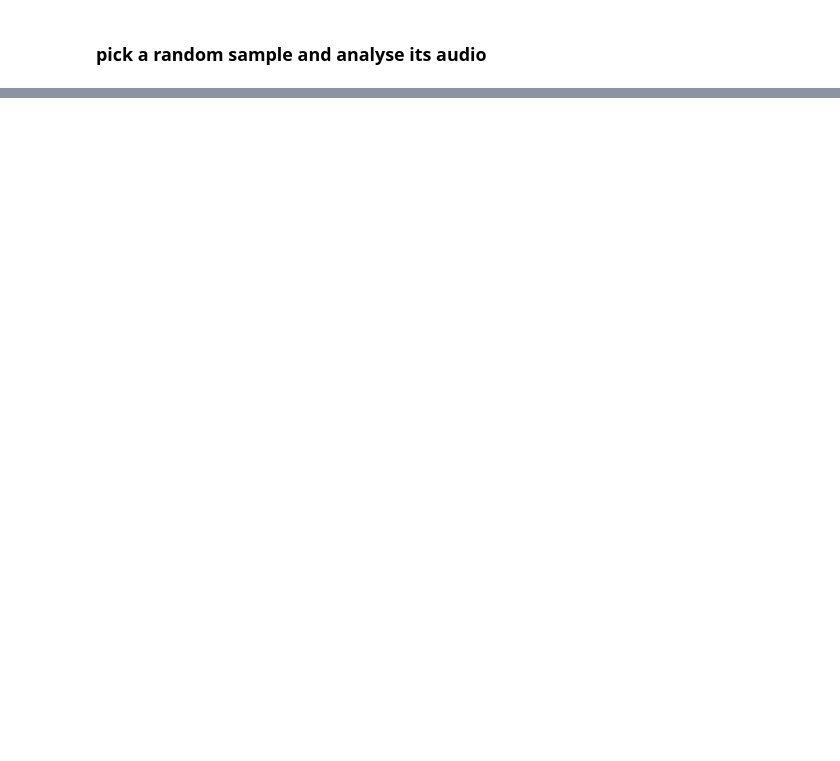
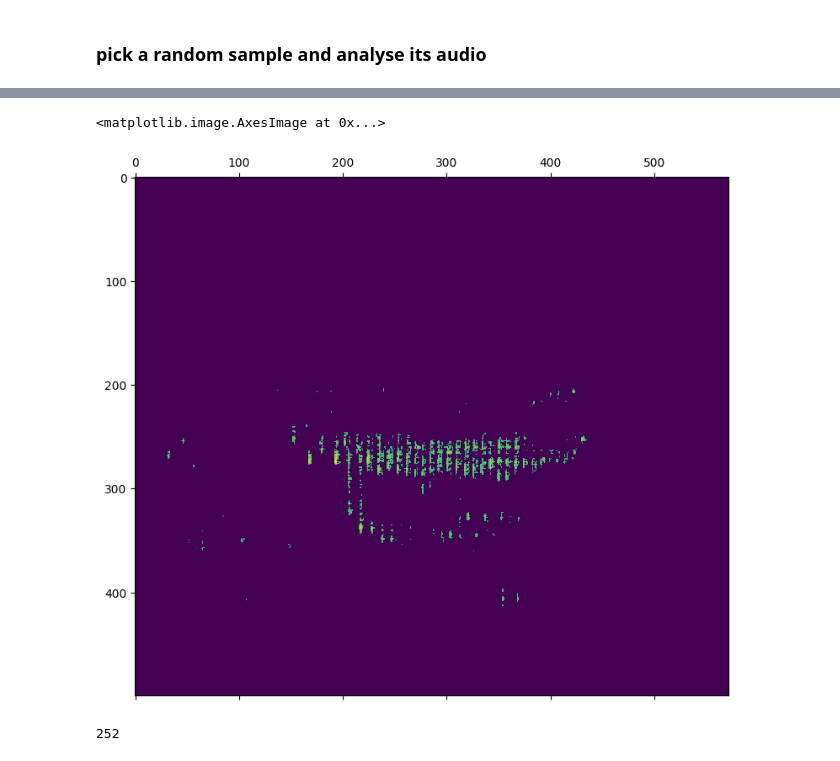
Before and after one commit to 0xc0392b/birdclef, a Jupyter notebook: notebooks/experiments.ipynb, the cells around one changed output, grey strips where cells are left out. Drawn from its saved outputs; the diff is of its cells as text; code cells hidden in the pictures; blank space fills up the shorter version.

```diff
--- a/notebooks/experiments.ipynb
+++ b/notebooks/experiments.ipynb
@@ -138,0 +149,21 @@ f"{(x3.itemsize * x3.size) / 1e6}mb"
+# %%
+flat = np.matrix.flatten(x1)
+remove_min = flat[flat > np.min(flat)]
+
+mean = np.mean(remove_min)
+std = np.std(remove_min)
+threshold = 2.75
+
+d = NormalDist(mu=mean, sigma=std)
+# %%
+zscore = lambda x: d.zscore(x)
+vzscore = np.vectorize(zscore)
+
+zscore_matrix = vzscore(x1)
+zscore_matrix_filtered = np.where(zscore_matrix > threshold, zscore_matrix, 0)
+
+fig, ax = plt.subplots(figsize=(16, 8))
+ax.matshow(zscore_matrix_filtered[:500, :600])
+# %% [output]
+<matplotlib.image.AxesImage at 0x...>
+[figure, added]
@@ -138,0 +174,4 @@ f"{(x3.itemsize * x3.size) / 1e6}mb"
+# %%
+len(max_values)
+# %% [output]
+252
```
Also changed, not shown: parts of 20 cells of this notebook, 5 other files.
